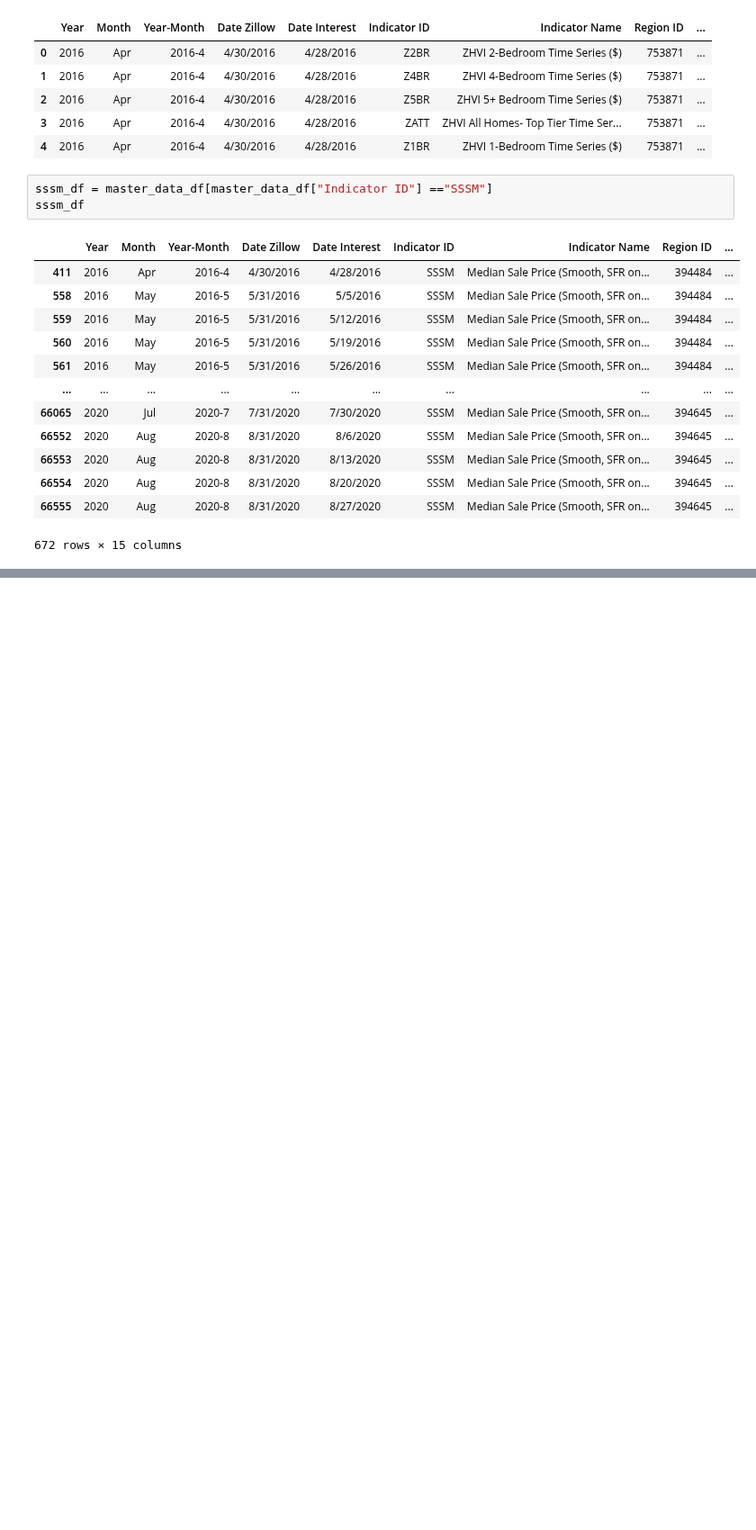
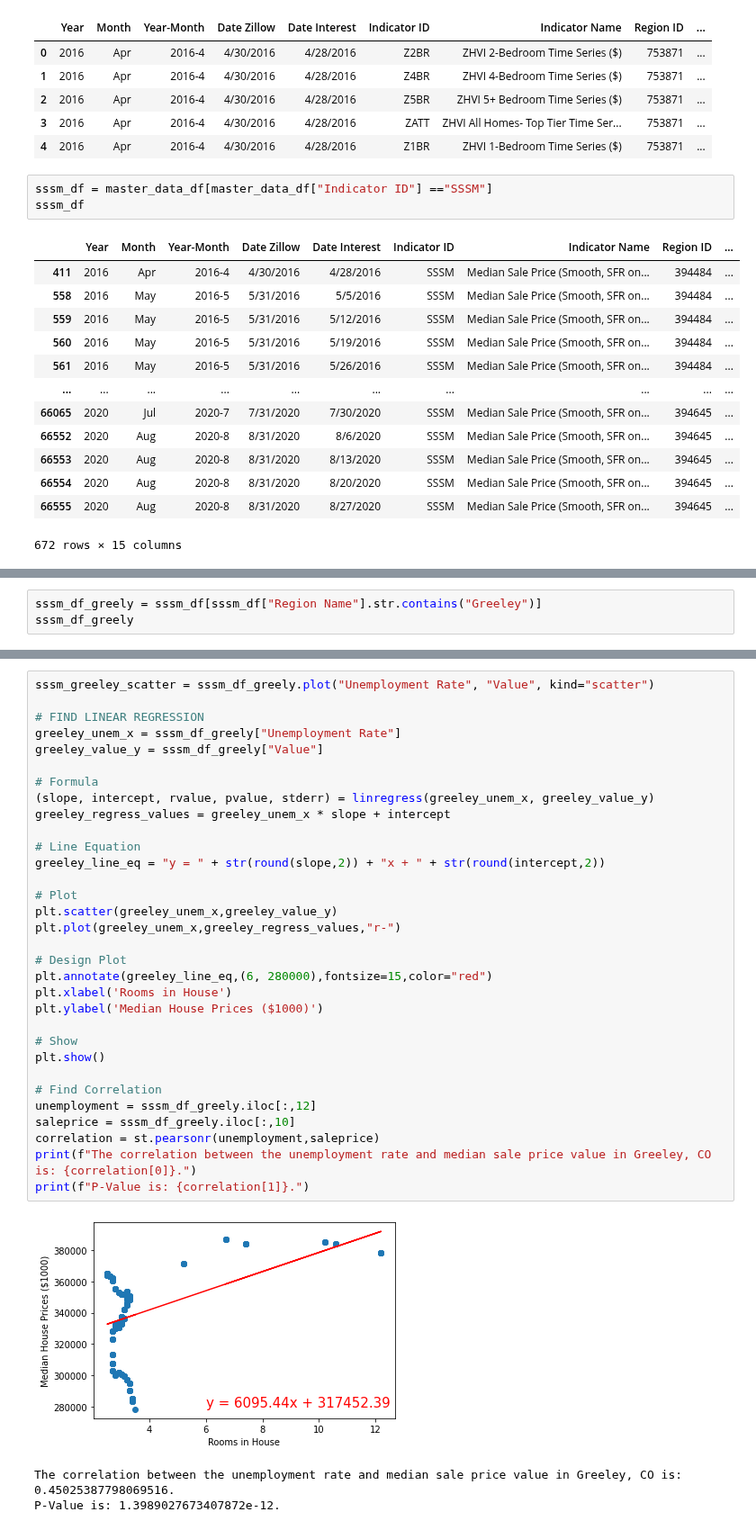
Before and after one commit to binetala/The_Very_Best_Team, a Jupyter notebook: Cole/median_sale_price_analyses.ipynb, the cells around one changed output, grey strips where cells are left out. Shown at 90% size. Drawn from its saved outputs; the diff is of its cells as text; blank space fills up the shorter version.

Commit message:
Scatter for SSM and Value/
git add -A

```diff
--- a/Cole/median_sale_price_analyses.ipynb
+++ b/Cole/median_sale_price_analyses.ipynb
@@ -44,0 +42,3 @@ sssm_scatter = sssm_df.plot("Unemployment Rate", "Value", kind="scatter")
+# %%
+sssm_df_greely = sssm_df[sssm_df["Region Name"].str.contains("Greeley")]
+sssm_df_greely
@@ -44,0 +59,36 @@ sssm_scatter = sssm_df.plot("Unemployment Rate", "Value", kind="scatter")
+# %%
+sssm_greeley_scatter = sssm_df_greely.plot("Unemployment Rate", "Value", kind="scatter")
+
+# FIND LINEAR REGRESSION
+greeley_unem_x = sssm_df_greely["Unemployment Rate"]
+greeley_value_y = sssm_df_greely["Value"]
+
+# Formula
+(slope, intercept, rvalue, pvalue, stderr) = linregress(greeley_unem_x, greeley_value_y)
+greeley_regress_values = greeley_unem_x * slope + intercept
+
+# Line Equation
+greeley_line_eq = "y = " + str(round(slope,2)) + "x + " + str(round(intercept,2))
+
+# Plot
+plt.scatter(greeley_unem_x,greeley_value_y)
+plt.plot(greeley_unem_x,greeley_regress_values,"r-")
+
+# Design Plot
+plt.annotate(greeley_line_eq,(6, 280000),fontsize=15,color="red")
+plt.xlabel('Rooms in House')
+plt.ylabel('Median House Prices ($1000)')
+
+# Show
+plt.show()
+
+# Find Correlation
+unemployment = sssm_df_greely.iloc[:,12]
+saleprice = sssm_df_greely.iloc[:,10]
+correlation = st.pearsonr(unemployment,saleprice)
+print(f"The correlation between the unemployment rate and median sale price value in Greeley, CO is: {correlation[0]}.")
+print(f"P-Value is: {correlation[1]}.")
+# %% [output]
+[figure, added]
+The correlation between the unemployment rate and median sale price value in Greeley, CO is: 0.45025387798069516.
+P-Value is: 1.3989027673407872e-12.
```
Also changed, not shown: parts of 4 cells of this notebook.
